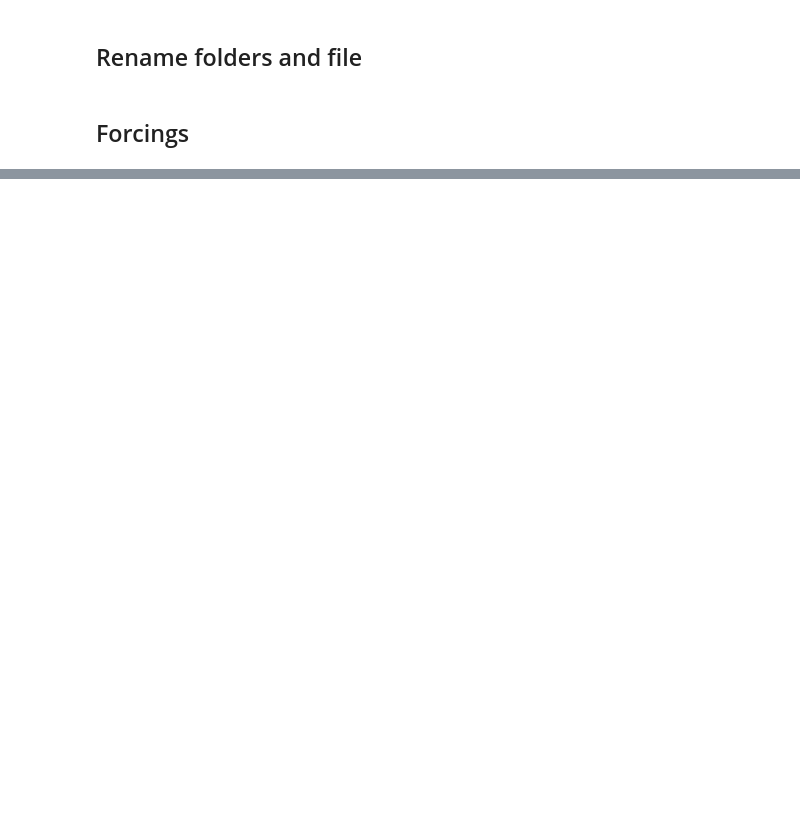
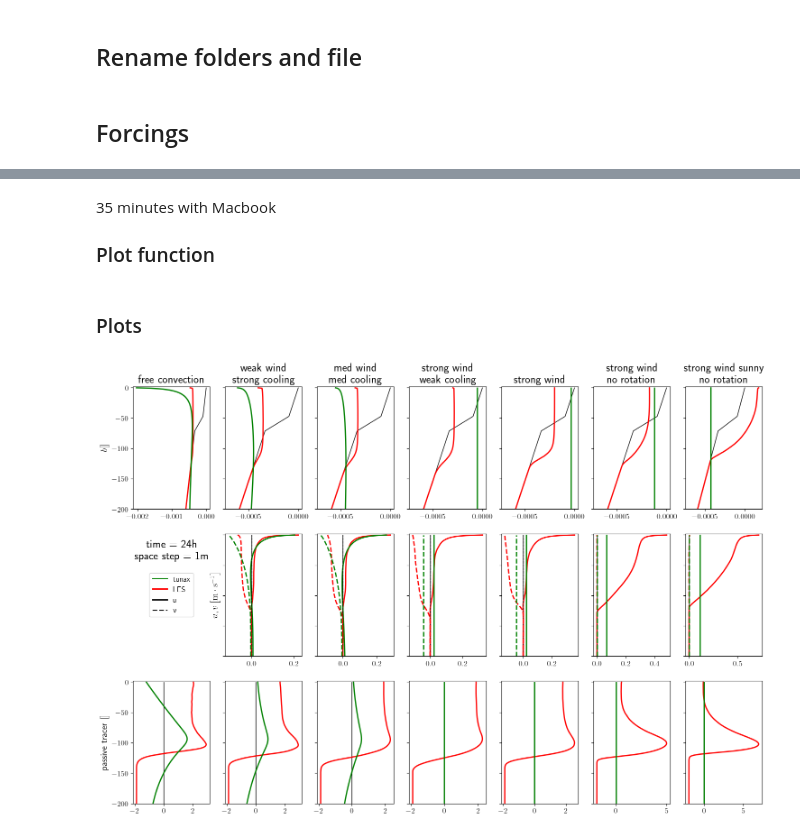
Before and after one commit to meom-group/tunax, a Jupyter notebook: dev_experiments/k-epsilon_Wagner_LES.ipynb, the cells around one changed output, grey strips where cells are left out. Drawn from its saved outputs; the diff is of its cells as text; code cells hidden in the pictures; blank space fills up the shorter version.

```diff
--- a/dev_experiments/k-epsilon_Wagner_LES.ipynb
+++ b/dev_experiments/k-epsilon_Wagner_LES.ipynb
@@ -71,6 +74,9 @@ LES_FORCINGS = [
     'strong_wind_no_rotation',
     'strong_wind_and_sunny'
 ]
+N_LES_T = len(LES_TIMEFRAMES)
+N_LES_S = len(LES_SPACE_STEPS)
+N_LES_F = len(LES_FORCINGS)
 
 # link between Wagner's and Tunax names of the variables
 LES_VAR_NAMES = {
@@ -813,39 +157,0 @@ coefs = f()
-# %%
-import numpy as np
-data = np.load('test.npz', allow_pickle=True)
-loss_it = data['loss_it']
-loss_values = data['loss_values']
-
-sp: subplot_2D_type = plt.subplots(3, 2, sharex=True, figsize=(8, 6), width_ratios=(5, 1))
-fig, [[ax_x, ax1], [ax_g, ax_leg], [ax_l, ax2]] = sp
-plt.tight_layout(rect=[0, 0.03, 1, 0.98])
-
-par_names = [
-    r'$c_{\varepsilon 1}$',
-    r'$c_{\varepsilon 2}$',
-    r'$c_{\varepsilon 3}^-$',
-    r'$c_{\varepsilon 3}^+$',
-    r'$\sigma_k$',
-    r'$\sigma_\varepsilon$'
-]
-
-for i_par in range(data['x'].shape[0]):
-    ax_x.plot(data['x'][i_par, :], '.', label=par_names[i_par])
-    ax_leg.plot([], [], '.', label=par_names[i_par])
-    ax_g.plot(data['grads'][i_par, :], '.')
-ax_g.axhline(0, color='k', linewidth=1)
-ax_l.plot(loss_it, loss_values, '.', label=r'$\mathcal L$')
-
-ax_l.set_xlabel('calibration iterations')
-ax_x.legend()
-ax_x.set_ylabel(r'parameters $c$ calibration')
-ax_x.set_ylabel(r'$partial_c \mathcal L$')
-ax_x.set_ylabel(r'$\mathcal L$')
-fig.suptitle(r'calibration evolution')
-
-ax_leg.legend(loc='center')
-ax1.axis('off')
-ax_leg.axis('off')
-ax2.axis('off')
-
-plt.show()
@@ -853,0 +238,4 @@ plt.show()
+# %% [markdown]
+35 minutes with Macbook
+
+### Plot function
@@ -853,0 +289,6 @@ plt.show()
+# %% [markdown]
+### Plots
+# %%
+plot_wag(24, 1, os.path.join(OUTPUTS_PATH, 'tunax_default'))
+# %% [output]
+[figure, added]
```
Also changed, not shown: parts of 60 cells of this notebook, 13 other files.
